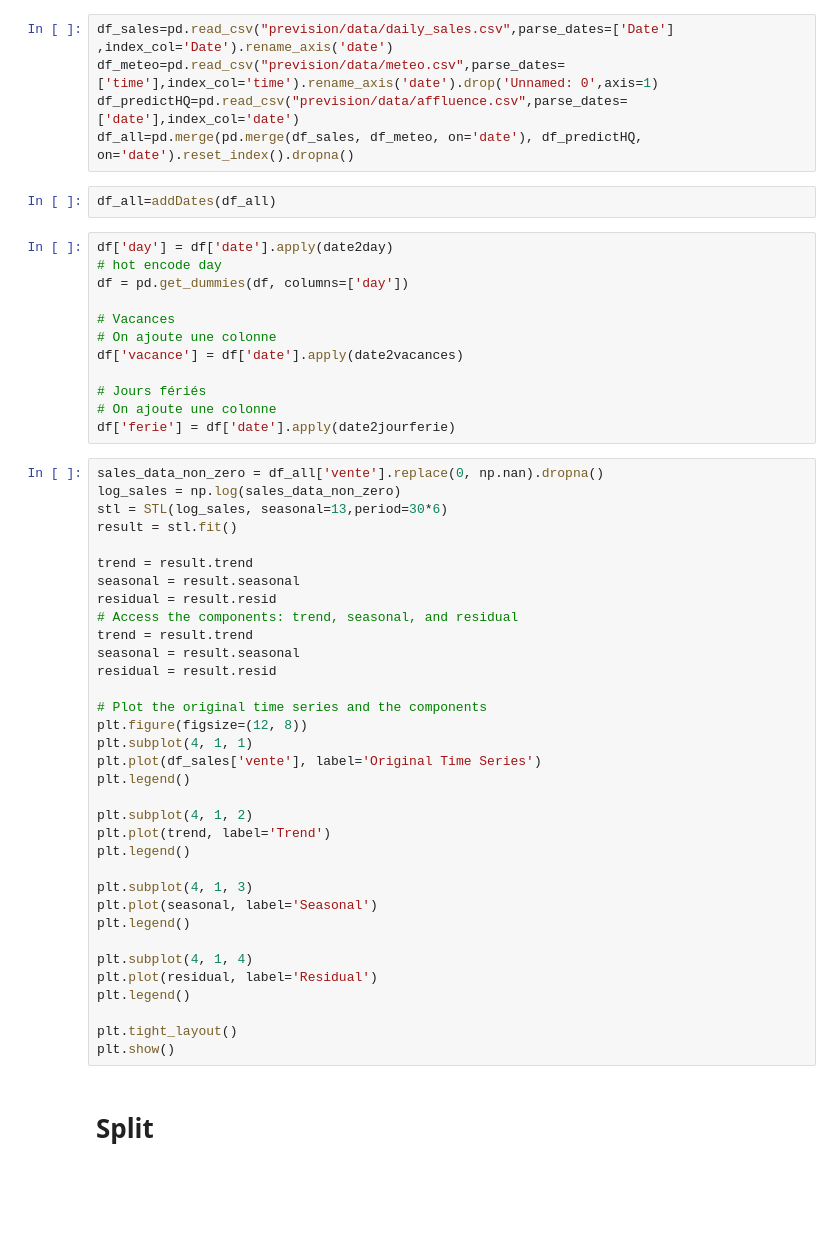
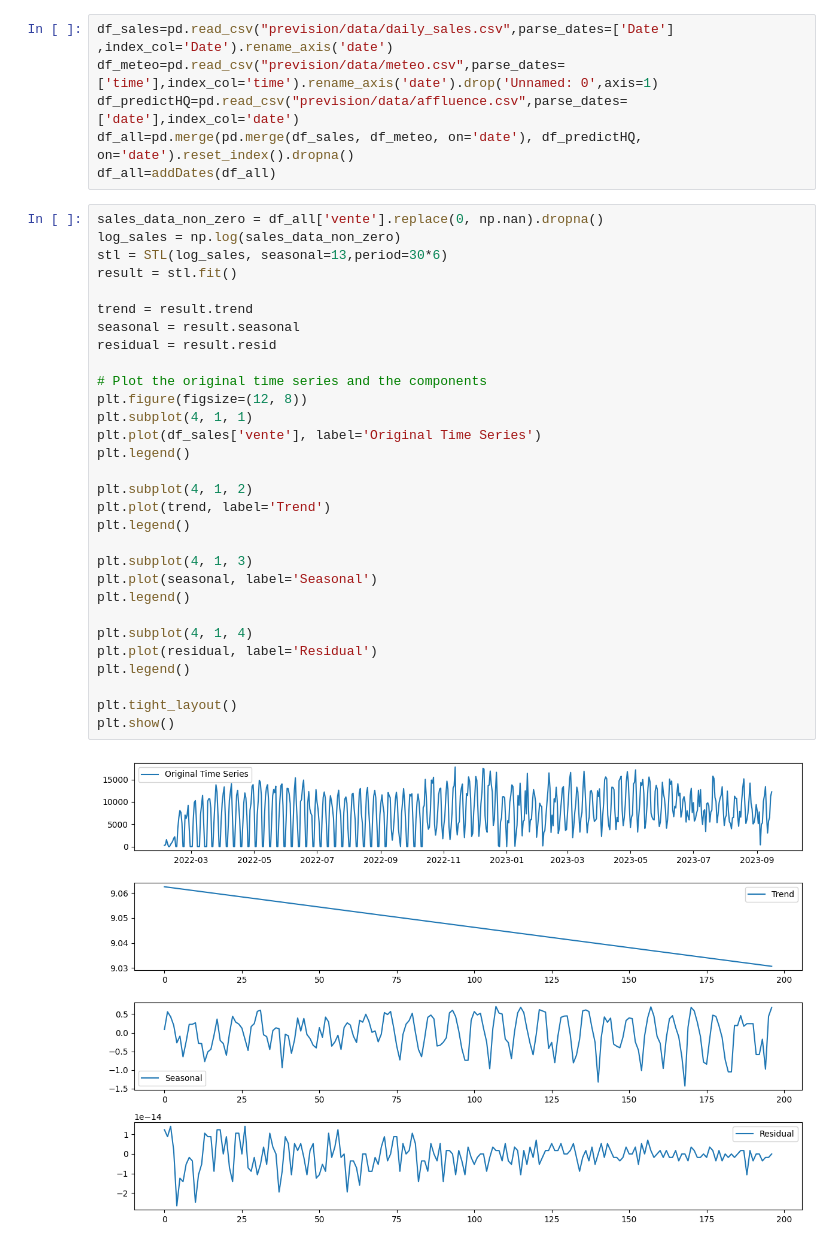
Before and after one commit to Last-Autumn-Leaf/dionysos, a Jupyter notebook: newModel.ipynb, the cells around one changed output. Saved outputs shown, nothing was run; the diff lists cells and outputs as text; blank space fills up the shorter version.

```diff
--- a/newModel.ipynb
+++ b/newModel.ipynb
@@ -16,54 +16,37 @@ df_sales=pd.read_csv("prevision/data/daily_sales.csv",parse_dates=['Date'] ,inde
 df_meteo=pd.read_csv("prevision/data/meteo.csv",parse_dates=['time'],index_col='time').rename_axis('date').drop('Unnamed: 0',axis=1)
 df_predictHQ=pd.read_csv("prevision/data/affluence.csv",parse_dates=['date'],index_col='date')
 df_all=pd.merge(pd.merge(df_sales, df_meteo, on='date'), df_predictHQ, on='date').reset_index().dropna()
+df_all=addDates(df_all)
-# %%
-df_all=addDates(df_all)
-# %%
-df['day'] = df['date'].apply(date2day)
-# hot encode day
-df = pd.get_dummies(df, columns=['day'])
-
-# Vacances
-# On ajoute une colonne
-df['vacance'] = df['date'].apply(date2vacances)
-
-# Jours fériés
-# On ajoute une colonne
-df['ferie'] = df['date'].apply(date2jourferie)
 # %%
 sales_data_non_zero = df_all['vente'].replace(0, np.nan).dropna()
 log_sales = np.log(sales_data_non_zero)
 stl = STL(log_sales, seasonal=13,period=30*6)
 result = stl.fit()
 
-trend = result.trend
-seasonal = result.seasonal
-residual = result.resid
-# Access the components: trend, seasonal, and residual
 trend = result.trend
 seasonal = result.seasonal
 residual = result.resid
 
 # Plot the original time series and the components
 plt.figure(figsize=(12, 8))
 plt.subplot(4, 1, 1)
 plt.plot(df_sales['vente'], label='Original Time Series')
 plt.legend()
 
 plt.subplot(4, 1, 2)
 plt.plot(trend, label='Trend')
 plt.legend()
 
 plt.subplot(4, 1, 3)
 plt.plot(seasonal, label='Seasonal')
 plt.legend()
 
 plt.subplot(4, 1, 4)
 plt.plot(residual, label='Residual')
 plt.legend()
 
 plt.tight_layout()
 plt.show()
+# %% [output]
+[figure, added]
-# %% [markdown]
-# Split
 # %%
```
Also changed, not shown: parts of 5 cells of this notebook.
